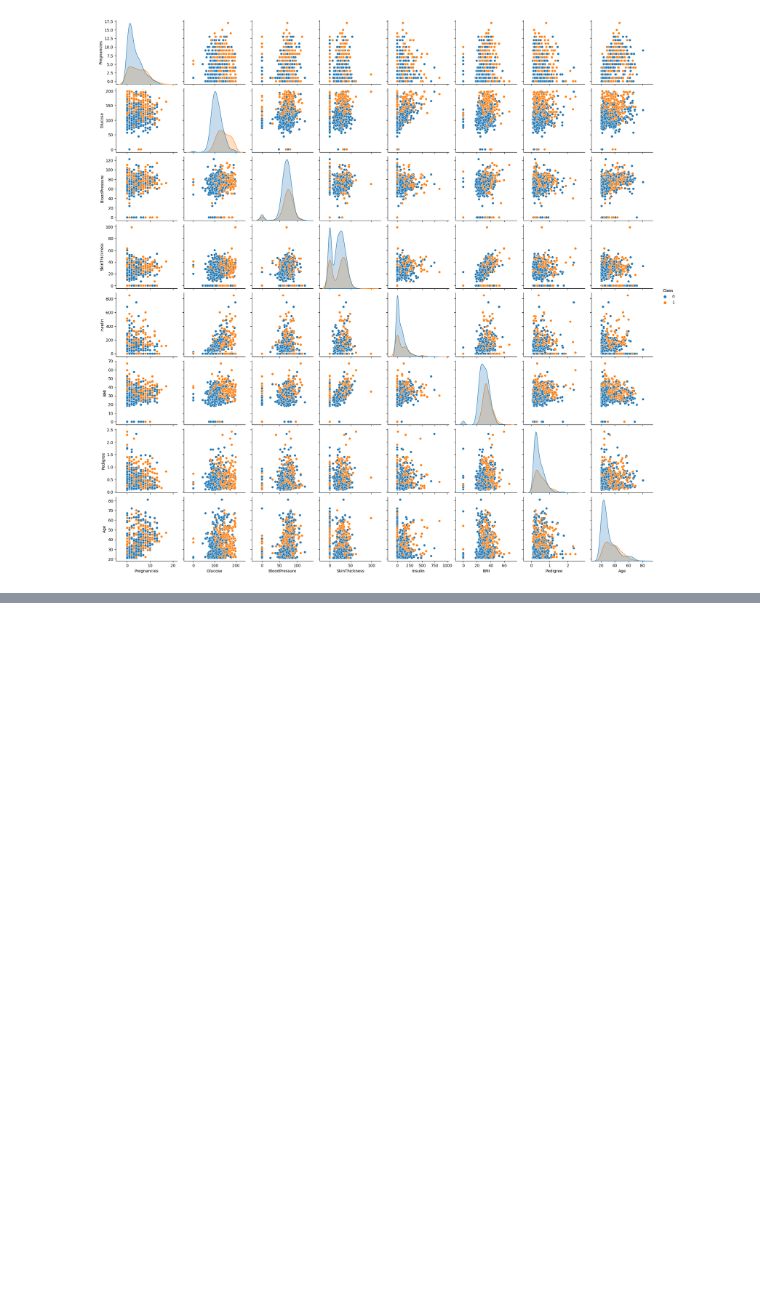
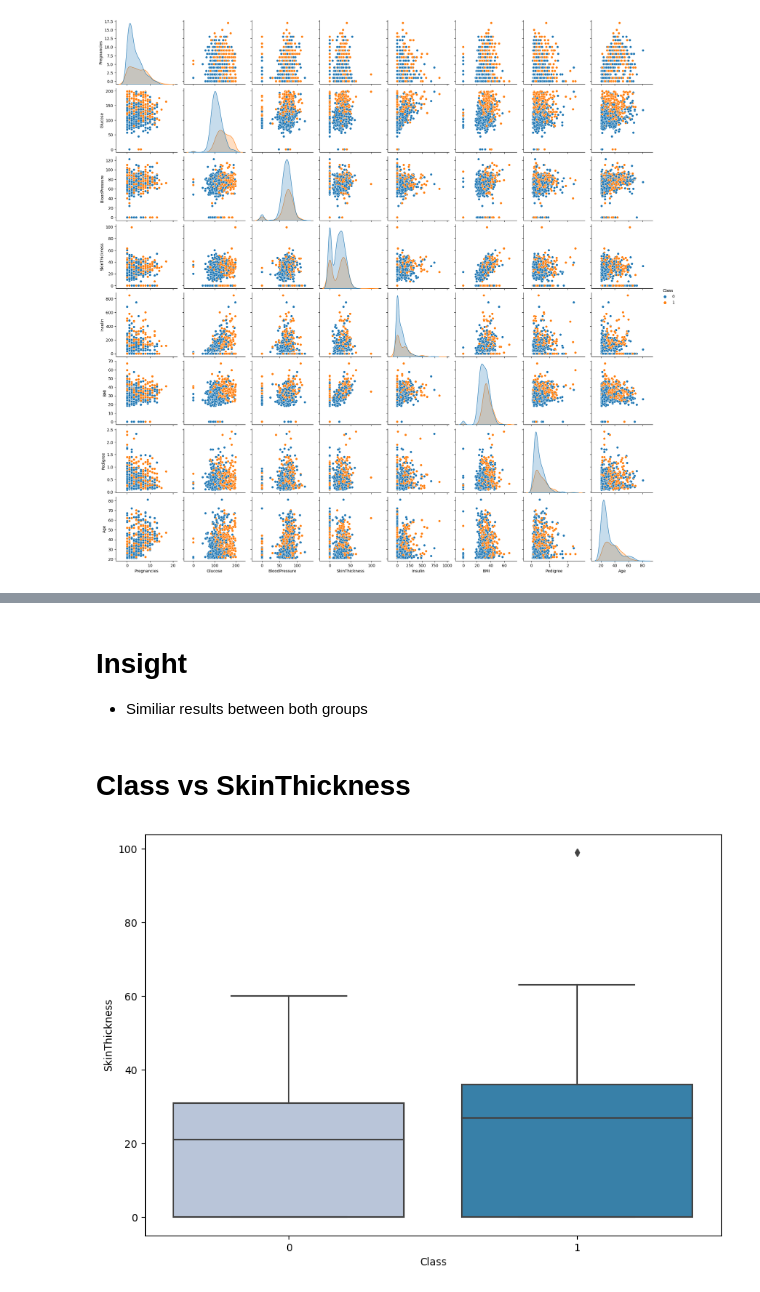
Before and after one commit to HunterKane/University-of-Texas-AI-ML-Projects-, a Jupyter notebook: Project 6 - Diabetes Risk Prediction/Diabetes Risk Prediction.ipynb, the cells around one changed output, grey strips where cells are left out. Drawn from its saved outputs; the diff is of its cells as text; code cells hidden in the pictures; blank space fills up the shorter version.

```diff
--- a/Project 6 - Diabetes Risk Prediction/Diabetes Risk Prediction.ipynb
+++ b/Project 6 - Diabetes Risk Prediction/Diabetes Risk Prediction.ipynb
@@ -410,0 +456,10 @@ plt.show()
+# %% [markdown]
+# Insight
+
+- Similiar results between both groups
+# %% [markdown]
+# Class vs SkinThickness
+# %%
+boxplot('SkinThickness')
+# %% [output]
+[figure, added]
```
Also changed, not shown: parts of 28 cells of this notebook.
